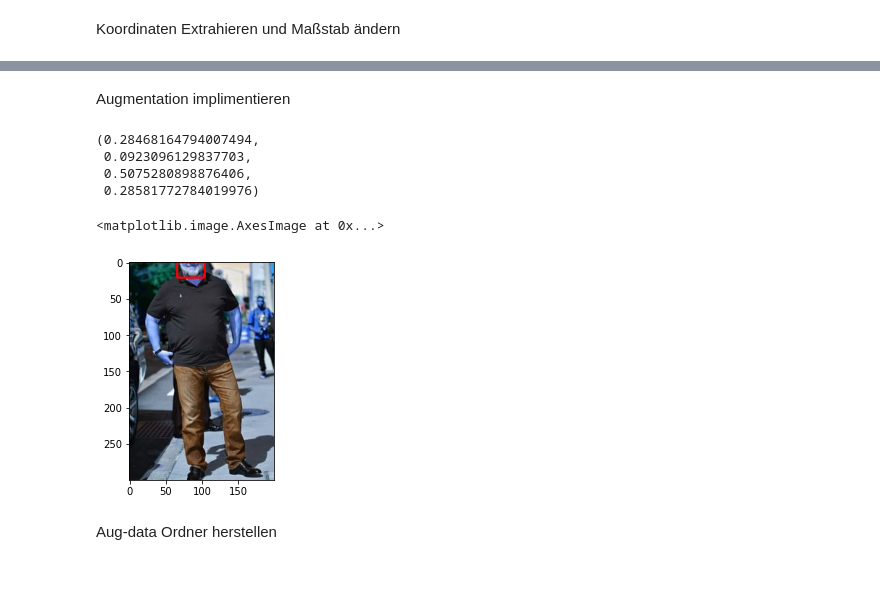
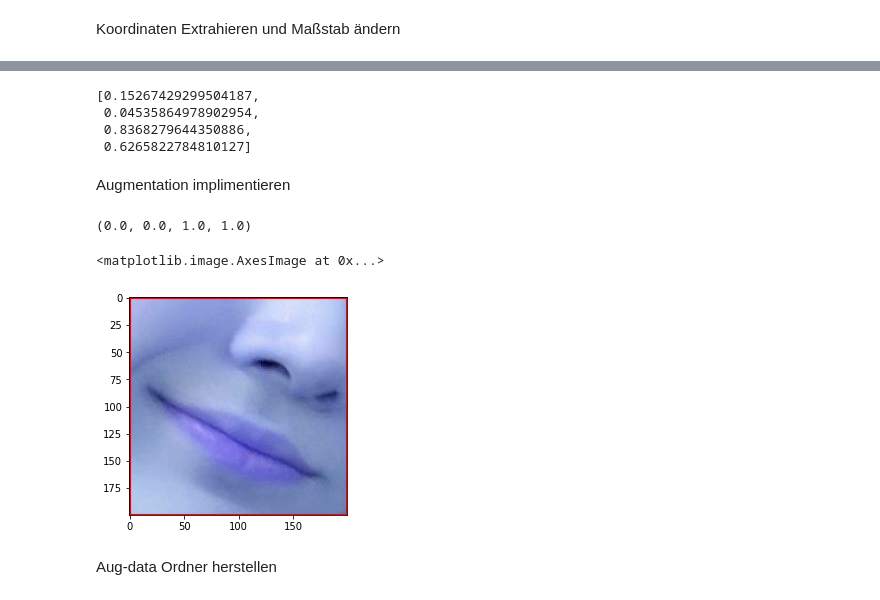
Before and after one commit to GTS-Team-13/BilderkennungAI, a Jupyter notebook: MainProject.ipynb, the cells around one changed output, grey strips where cells are left out. Cells and saved outputs as stored; diff of their text form; code cells hidden in the pictures.

```diff
--- a/MainProject.ipynb
+++ b/MainProject.ipynb
@@ -147,7 +151,7 @@ plt.show()
 # %% [markdown]
 # **4. Albumentation Setting für die Augmentatition den Bildern aufstellen**
 # %%
-augmentor = alb.Compose([alb.RandomCrop(width=200,height=300),
+augmentor = alb.Compose([alb.RandomCrop(width=200,height=200),
                          alb.HorizontalFlip(p=0.5),
                          alb.RandomBrightnessContrast(p=0.2),
                          alb.RandomGamma(p=0.2),
@@ -156,8 +160,10 @@ augmentor = alb.Compose([alb.RandomCrop(width=200,height=300),
                         bbox_params= alb.BboxParams(format="albumentations",label_fields=["class_labels"]))
 # %% [markdown]
 Laden eines Beispielbilds
+# %%
+image_path = "image24"
 # %%
-img = cv2.imread(os.path.join('data','train','images','image88.jpg'))
+img = cv2.imread(os.path.join('data','train','images',image_path+".jpg"))
 # %%
 size= img.shape
 print(size)
@@ -166,5 +172,5 @@ print(size)
 # %%
-with open(os.path.join('data','train','labels','image88.json'),'r') as f:
+with open(os.path.join('data','train','labels',image_path+'.json'),'r') as f:
   label = json.load(f)
 # %%
 label['shapes'][0]['points']
@@ -184,6 +193,11 @@ coords
 coords = list(np.divide(coords,[size[1],size[0],size[1],size[0]]))
 # %%
 coords
+# %% [output]
+[0.15267429299504187,
+ 0.04535864978902954,
+ 0.8368279644350886,
+ 0.6265822784810127]
 # %% [markdown]
 Augmentation implimentieren
 # %%
@@ -191,19 +205,16 @@ augmented = augmentor(image=img, bboxes=[coords], class_labels=['face'])
 # %%
 augmented['bboxes'][0]
 # %% [output]
-(0.28468164794007494,
- 0.0923096129837703,
- 0.5075280898876406,
- 0.28581772784019976)
+(0.0, 0.0, 1.0, 1.0)
 # %%
 cv2.rectangle(augmented['image'],
-              tuple(np.multiply(augmented['bboxes'][0][:2], [200,300]).astype(int)),
-              tuple(np.multiply(augmented['bboxes'][0][2:], [200,300]).astype(int)),
+              tuple(np.multiply(augmented['bboxes'][0][:2], [200,200]).astype(int)),
+              tuple(np.multiply(augmented['bboxes'][0][2:], [200,200]).astype(int)),
               (255,0,0),2)
 plt.imshow(augmented['image'])
 # %% [output]
 <matplotlib.image.AxesImage at 0x...>
-[figure, old version]
+[figure, new version]
 # %% [markdown]
 Aug-data Ordner herstellen
 # %%
```
Also changed, not shown: parts of 11 cells of this notebook.
